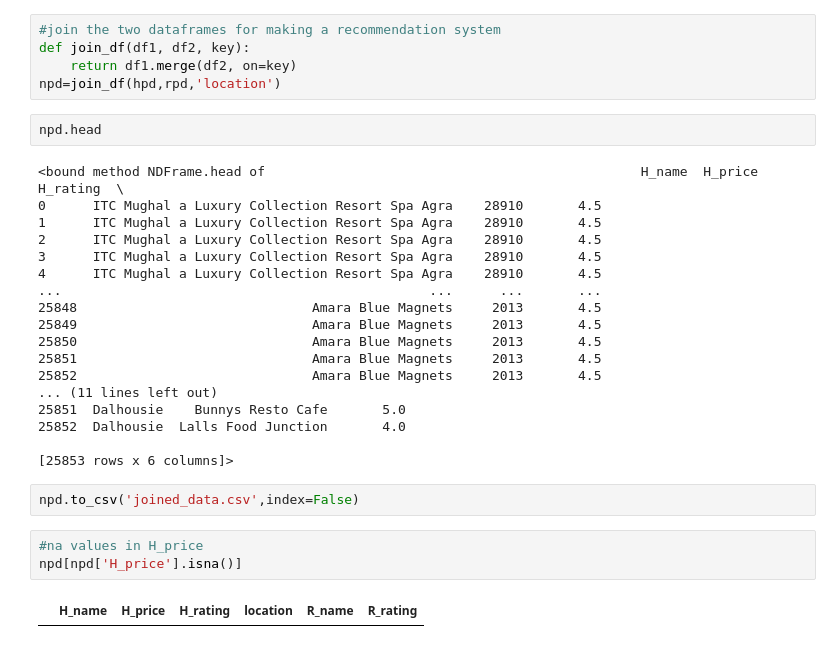
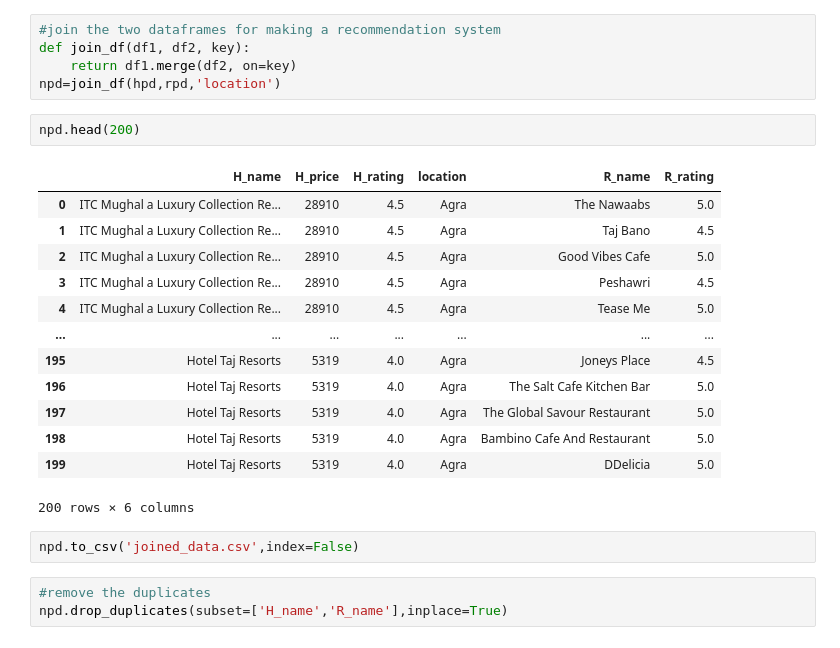
Before and after one commit to piyush-mk/LesGo, a Jupyter notebook: data/pre.ipynb, the cells around one changed output. Drawn from its saved outputs; the diff is of its cells as text.

```diff
--- a/data/pre.ipynb
+++ b/data/pre.ipynb
@@ -261,29 +261,23 @@ def join_df(df1, df2, key):
     return df1.merge(df2, on=key)
 npd=join_df(hpd,rpd,'location')
 # %%
-npd.head
+npd.head(200)
 # %% [output]
+|  | H_name | H_price | H_rating | location | R_name | R_rating |
+| 0 | ITC Mughal a Luxury Collection Re... | 28910 | 4.5 | Agra | The Nawaabs | 5.0 |
+| 1 | ITC Mughal a Luxury Collection Re... | 28910 | 4.5 | Agra | Taj Bano | 4.5 |
+| 2 | ITC Mughal a Luxury Collection Re... | 28910 | 4.5 | Agra | Good Vibes Cafe | 5.0 |
+| 3 | ITC Mughal a Luxury Collection Re... | 28910 | 4.5 | Agra | Peshawri | 4.5 |
+| 4 | ITC Mughal a Luxury Collection Re... | 28910 | 4.5 | Agra | Tease Me | 5.0 |
+| ... | ... | ... | ... | ... | ... | ... |
+| 195 | Hotel Taj Resorts | 5319 | 4.0 | Agra | Joneys Place | 4.5 |
+| 196 | Hotel Taj Resorts | 5319 | 4.0 | Agra | The Salt Cafe Kitchen Bar | 5.0 |
+| 197 | Hotel Taj Resorts | 5319 | 4.0 | Agra | The Global Savour Restaurant | 5.0 |
+| 198 | Hotel Taj Resorts | 5319 | 4.0 | Agra | Bambino Cafe And Restaurant | 5.0 |
+| 199 | Hotel Taj Resorts | 5319 | 4.0 | Agra | DDelicia | 5.0 |
-<bound method NDFrame.head of                                                H_name  H_price  H_rating  \
-0      ITC Mughal a Luxury Collection Resort Spa Agra    28910       4.5
-1      ITC Mughal a Luxury Collection Resort Spa Agra    28910       4.5
-2      ITC Mughal a Luxury Collection Resort Spa Agra    28910       4.5
-3      ITC Mughal a Luxury Collection Resort Spa Agra    28910       4.5
-4      ITC Mughal a Luxury Collection Resort Spa Agra    28910       4.5
-...                                               ...      ...       ...
-25848                              Amara Blue Magnets     2013       4.5
-25849                              Amara Blue Magnets     2013       4.5
-25850                              Amara Blue Magnets     2013       4.5
-25851                              Amara Blue Magnets     2013       4.5
-25852                              Amara Blue Magnets     2013       4.5
-... (11 lines left out)
-25851  Dalhousie    Bunnys Resto Cafe       5.0
-25852  Dalhousie  Lalls Food Junction       4.0
-
-[25853 rows x 6 columns]>
+200 rows × 6 columns
 # %%
 npd.to_csv('joined_data.csv',index=False)
-# %%
-#na values in H_price
-npd[npd['H_price'].isna()]
-# %% [output]
-|  | H_name | H_price | H_rating | location | R_name | R_rating |
+# %%
+#remove the duplicates
+npd.drop_duplicates(subset=['H_name','R_name'],inplace=True)
```
Also changed, not shown: parts of 1 cell of this notebook, 2 other files.
